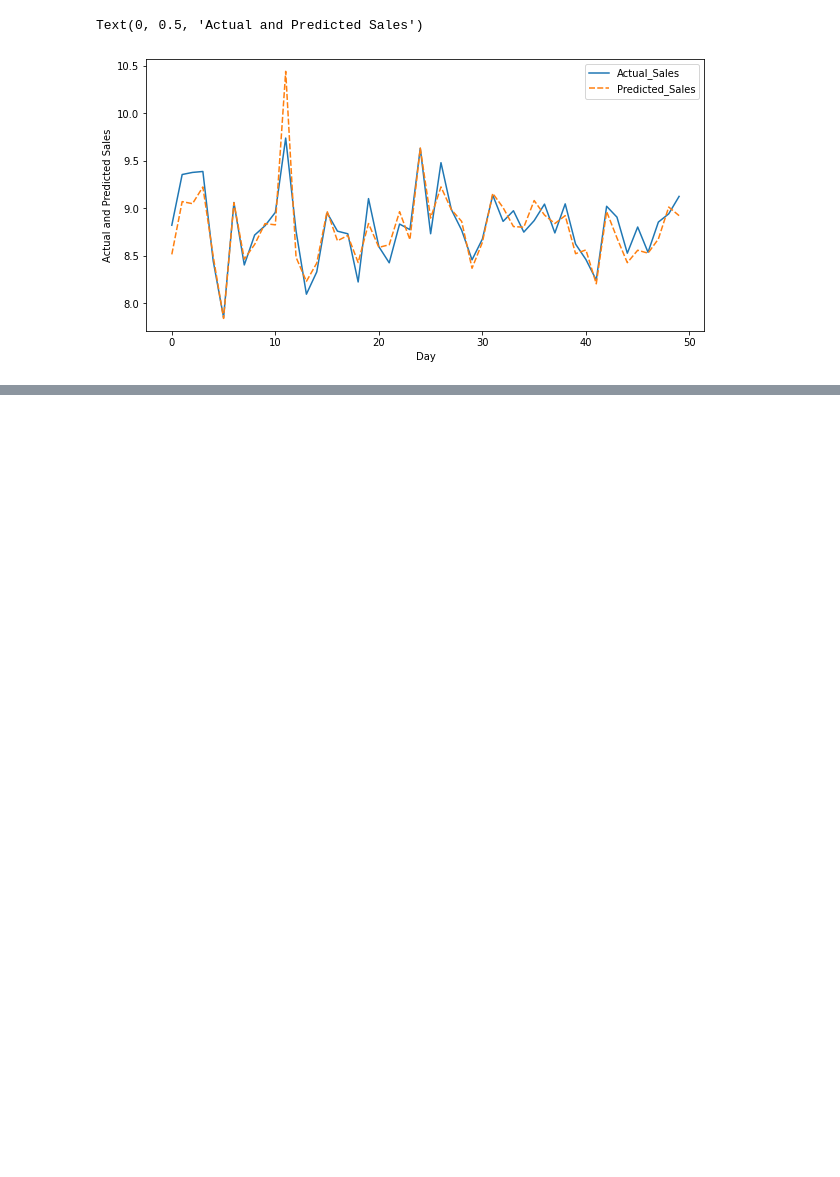
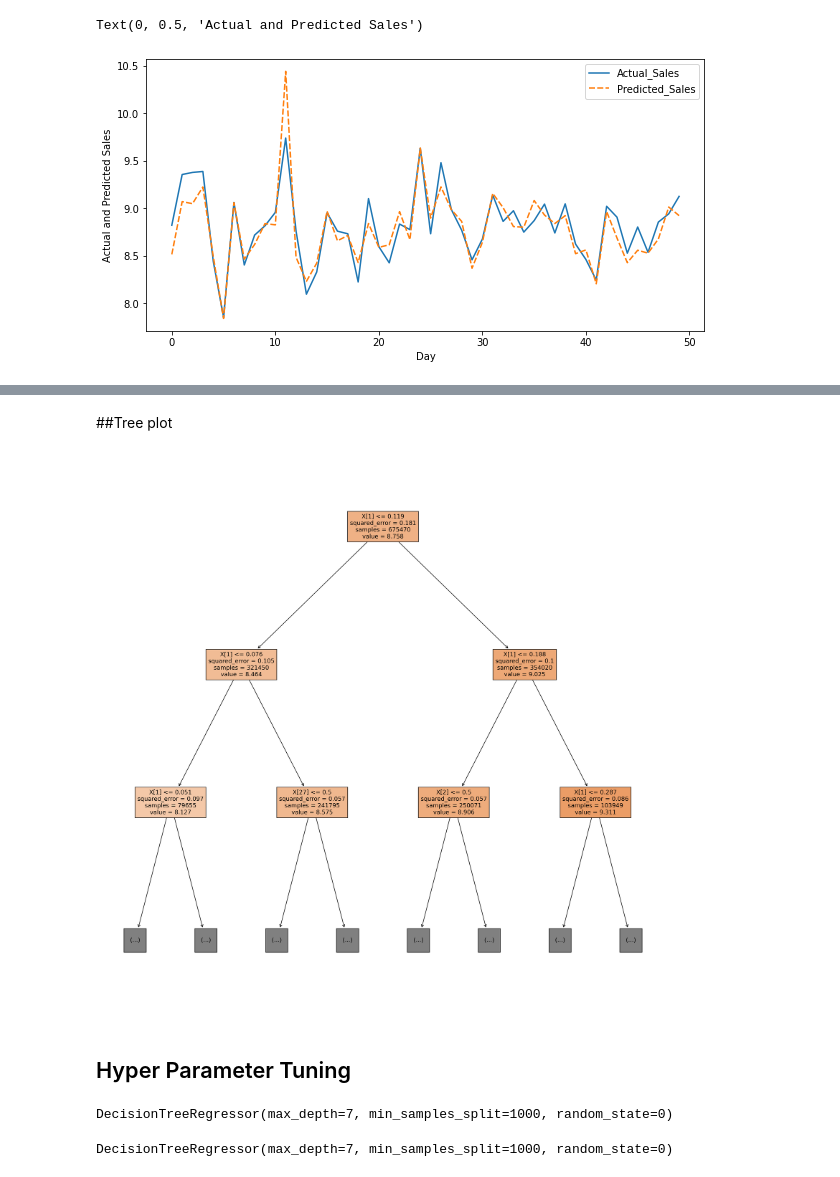
Before and after one commit to kasmintalukdar/Rossmann-Sales-Prediction, a Jupyter notebook: Rossmann_Sales_Prediction_by_kasmin.ipynb, the cells around one changed output, grey strips where cells are left out. Drawn from its saved outputs; the diff is of its cells as text; code cells hidden in the pictures; blank space fills up the shorter version.

```diff
--- a/Rossmann_Sales_Prediction_by_kasmin.ipynb
+++ b/Rossmann_Sales_Prediction_by_kasmin.ipynb
@@ -1109,0 +1218,12 @@ Text(0, 0.5, 'Actual and Predicted Sales')
+# %% [markdown]
+##Tree plot
+# %%
+#Plotting decision tree
+from sklearn import tree
+fig, axes = plt.subplots(nrows = 1,ncols = 1,figsize = (20,20), dpi=300)
+tree.plot_tree(reg,filled=True,max_depth=2,ax=axes);
+plt.show()
+# %% [output]
+[figure, added]
+# %% [markdown]
+## Hyper Parameter Tuning
@@ -1109,0 +1240,5 @@ Text(0, 0.5, 'Actual and Predicted Sales')
+# %%
+# finding best estimator
+clf.best_estimator_
+# %% [output]
+DecisionTreeRegressor(max_depth=7, min_samples_split=1000, random_state=0)
@@ -1109,0 +1247,4 @@ Text(0, 0.5, 'Actual and Predicted Sales')
+# %%
+reg_tuned.fit(X_train_input , y_train_input)
+# %% [output]
+DecisionTreeRegressor(max_depth=7, min_samples_split=1000, random_state=0)
```
Also changed, not shown: parts of 43 cells of this notebook.
